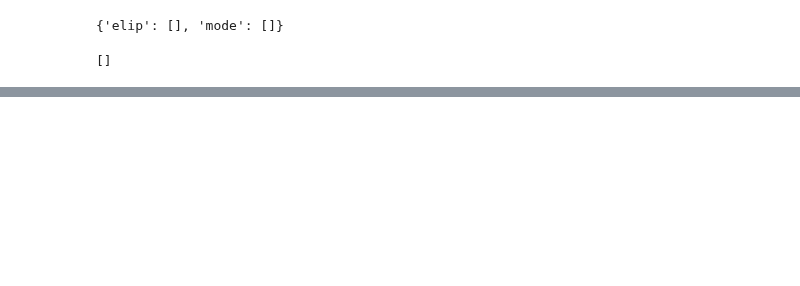
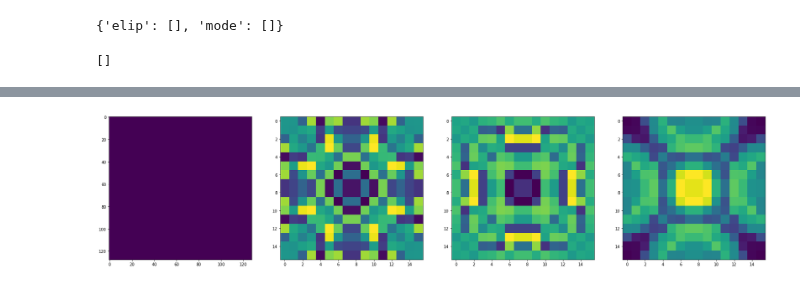
Before and after one commit to Hirochon/laboratory, a Jupyter notebook: experiment/visualize_surface.ipynb, the cells around one changed output, grey strips where cells are left out. Saved outputs shown, nothing was run; the diff lists cells and outputs as text; code cells hidden in the pictures; blank space fills up the shorter version.

```diff
--- a/experiment/visualize_surface.ipynb
+++ b/experiment/visualize_surface.ipynb
@@ -27,0 +48,16 @@ test_detec
+# %%
+num = len(train_mirror['elip'])
+fig = plt.figure(figsize=(30,25))
+for i in range(num):
+    j = i * 4
+    fig.add_subplot(num, 4, j+1)
+    plt.imshow(train_mirror['elip'][i]["z"])
+    fig.add_subplot(num, 4, j+2)
+    plt.imshow(np.real(train_detec[i]["z"]))
+    fig.add_subplot(num, 4, j+3)
+    plt.imshow(np.imag(train_detec[i]["z"]))
+    fig.add_subplot(num, 4, j+4)
+    plt.imshow(np.abs(train_detec[i]["z"]))
+plt.show()
+# %% [output]
+[figure, added]
```
Also changed, not shown: parts of 17 cells of this notebook, 2 other files.
